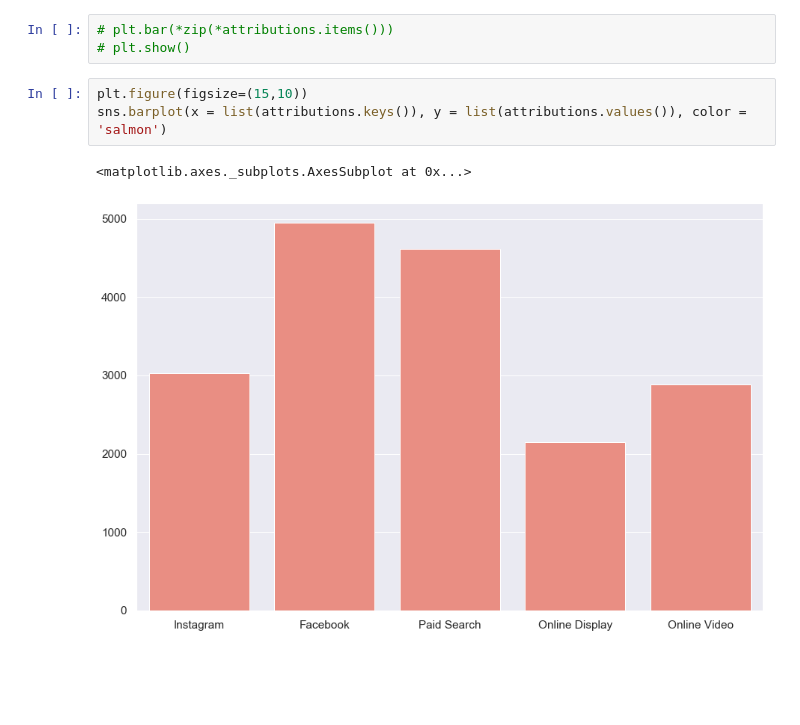
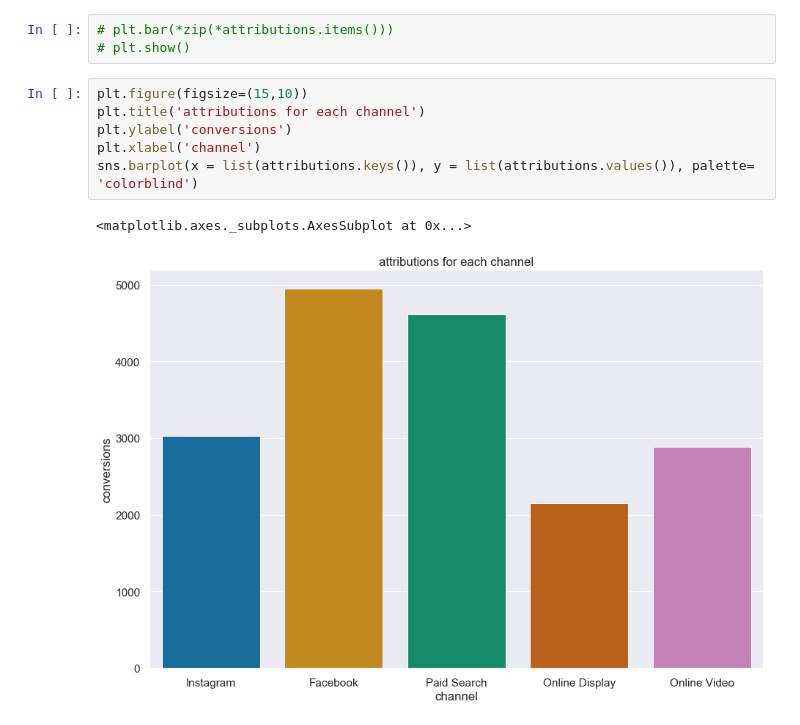
Before and after one commit to MahimaKaushiva/Building-an-attribution-model-using-Markov-Chain, a Jupyter notebook: Untitled.ipynb, the cells around one changed output. Saved outputs shown, nothing was run; the diff lists cells and outputs as text; blank space fills up the shorter version.

```diff
--- a/Untitled.ipynb
+++ b/Untitled.ipynb
@@ -266,7 +268,10 @@ dict_values([3031.5215485558915, 4948.892177847523, 4618.891257291356, 2153.2469
 # plt.show()
 # %%
 plt.figure(figsize=(15,10))
-sns.barplot(x = list(attributions.keys()), y = list(attributions.values()), color = 'salmon')
+plt.title('attributions for each channel')
+plt.ylabel('conversions')
+plt.xlabel('channel')
+sns.barplot(x = list(attributions.keys()), y = list(attributions.values()), palette= 'colorblind')
 # %% [output]
 <matplotlib.axes._subplots.AxesSubplot at 0x...>
-[figure, old version]
+[figure, new version]
```
Also changed, not shown: parts of 1 cell of this notebook.
